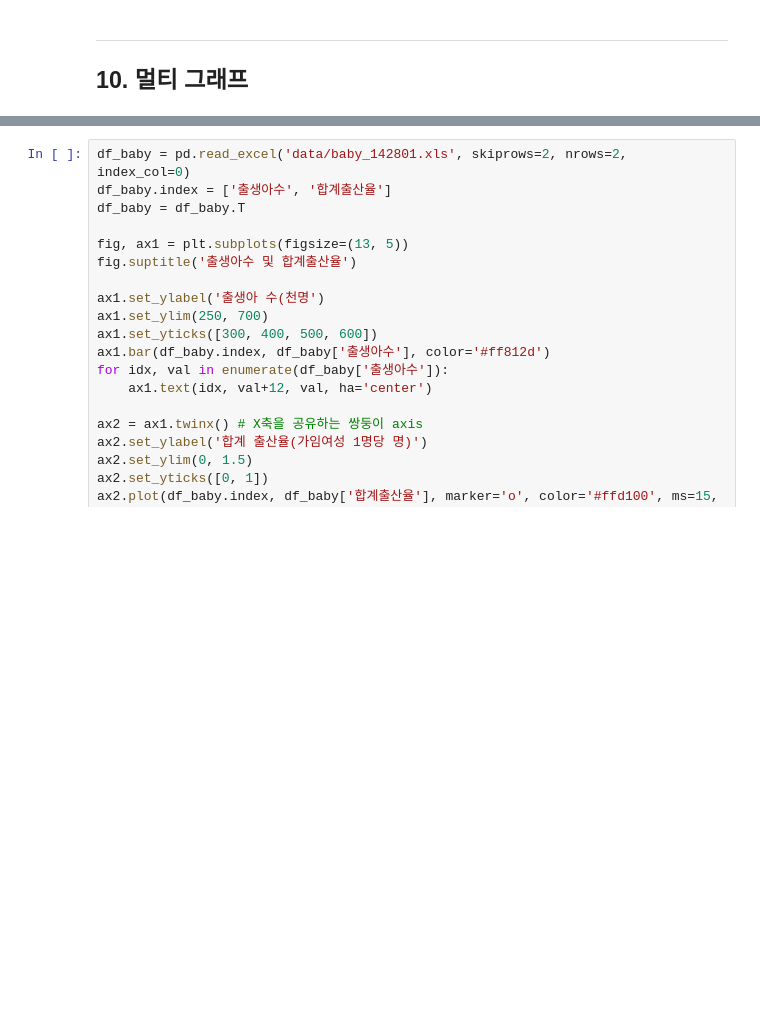
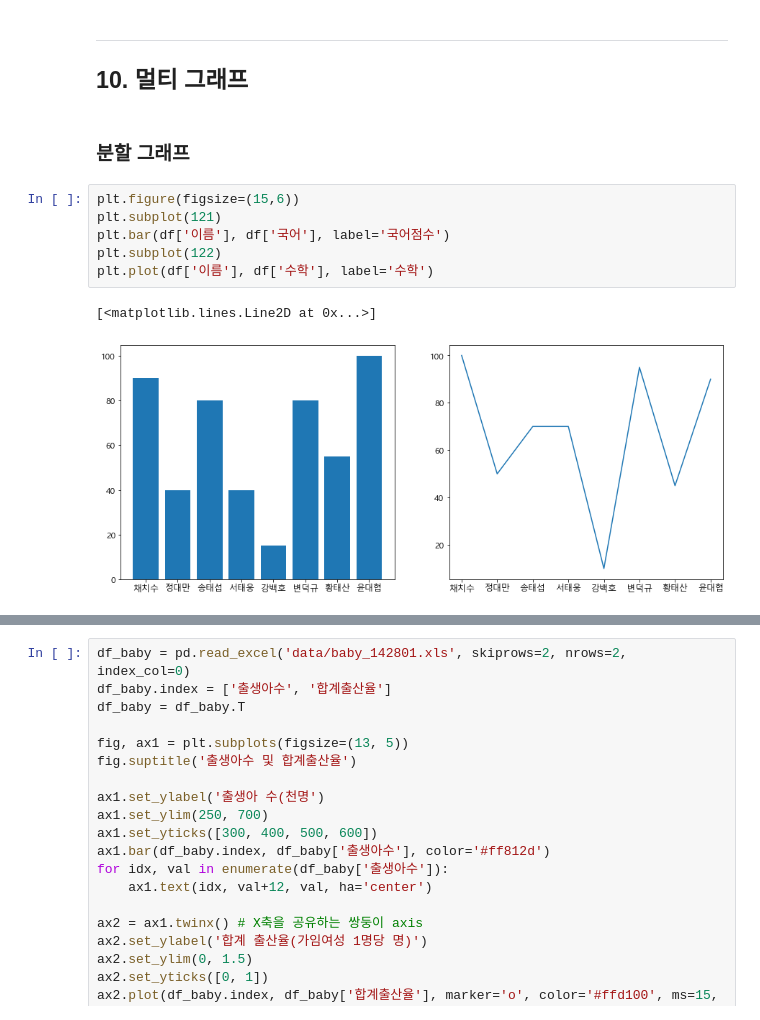
Before and after one commit to ksky1313/ADP, a Jupyter notebook: 03. matplotlib.ipynb, the cells around one changed output, grey strips where cells are left out. Saved outputs shown, nothing was run; the diff lists cells and outputs as text; blank space fills up the shorter version.

```diff
--- a/03. matplotlib.ipynb
+++ b/03. matplotlib.ipynb
@@ -396,6 +396,17 @@ plt.colorbar(ticks=[1,2,3], label='학년', shrink=0.7, orientation='horizontal'
 # %% [markdown]
 ___
 ## 10. 멀티 그래프
+# %% [markdown]
+### 분할 그래프
+# %%
+plt.figure(figsize=(15,6))
+plt.subplot(121)
+plt.bar(df['이름'], df['국어'], label='국어점수')
+plt.subplot(122)
+plt.plot(df['이름'], df['수학'], label='수학')
+# %% [output]
+[<matplotlib.lines.Line2D at 0x...>]
+[figure, added]
 # %%
 fig, axs = plt.subplots(2, 2, figsize=(20, 12))
 fig.suptitle('여러 그래프 넣기')
```
Also changed, not shown: parts of 2 cells of this notebook, 4 other files.
